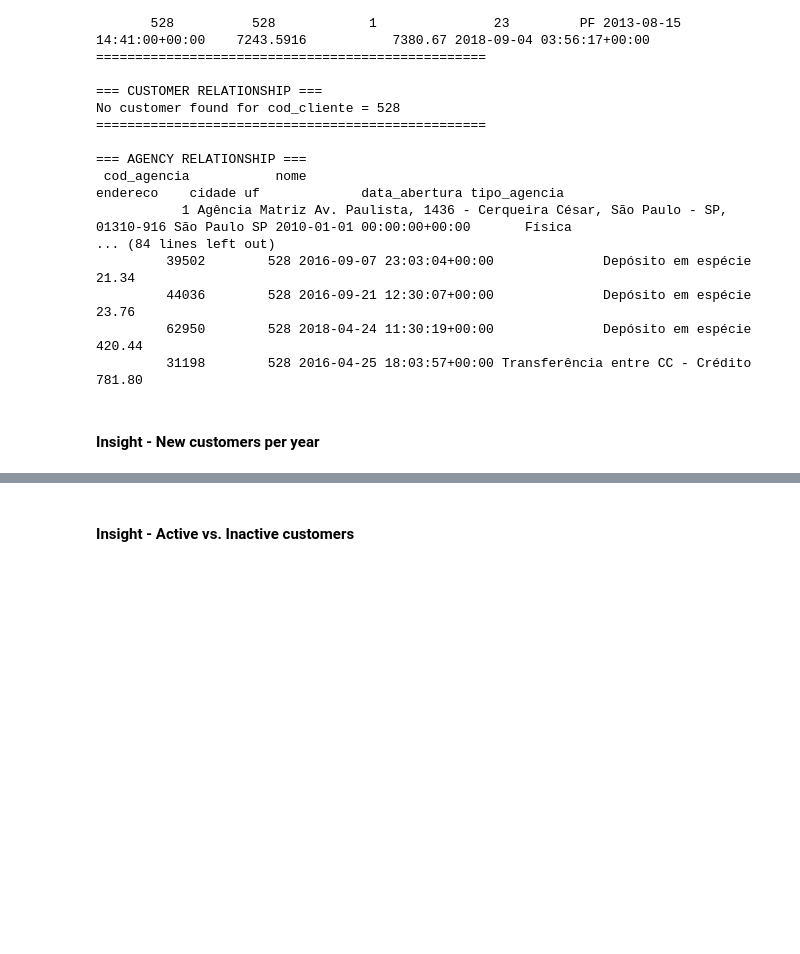
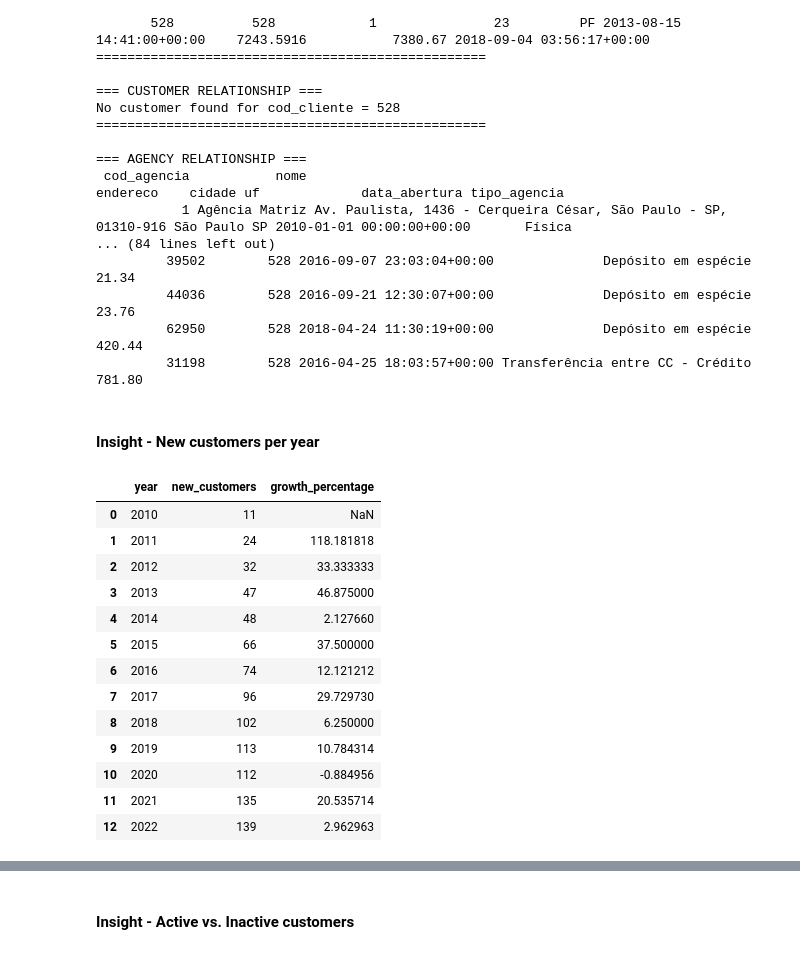
Before and after one commit to luiz-ed-ferreira/Project_BanvicDataAnalytics, a Jupyter notebook: notebooks/main_analyses.ipynb, the cells around one changed output, grey strips where cells are left out. Drawn from its saved outputs; the diff is of its cells as text; code cells hidden in the pictures; blank space fills up the shorter version.

```diff
--- a/notebooks/main_analyses.ipynb
+++ b/notebooks/main_analyses.ipynb
@@ -672,3 +672,28 @@ No customer found for cod_cliente = 528
     #mas por regra não poddemos deletar essa contam ela deve ser tratada como anomalia e movida para quarentena (a avaliar como criar essa quarentena)
 # %% [markdown]
 #### Insight - New customers per year
+# %%
+#Será analisado:
+    #Adesão de novos clientes por ano na BanVic
+
+#Função que calcula a quantidade de novos clientes por ano e % de de crescimento anual
+new_customers_by_year = analytic.analyze_new_customers_by_year(
+    new_datasets["contas"]
+)
+
+display(new_customers_by_year)
+# %% [output]
+|  | year | new_customers | growth_percentage |
+| 0 | 2010 | 11 | NaN |
+| 1 | 2011 | 24 | 118.181818 |
+| 2 | 2012 | 32 | 33.333333 |
+| 3 | 2013 | 47 | 46.875000 |
+| 4 | 2014 | 48 | 2.127660 |
+| 5 | 2015 | 66 | 37.500000 |
+| 6 | 2016 | 74 | 12.121212 |
+| 7 | 2017 | 96 | 29.729730 |
+| 8 | 2018 | 102 | 6.250000 |
+| 9 | 2019 | 113 | 10.784314 |
+| 10 | 2020 | 112 | -0.884956 |
+| 11 | 2021 | 135 | 20.535714 |
+| 12 | 2022 | 139 | 2.962963 |
```
Also changed, not shown: parts of 8 cells of this notebook, 4 other files.
